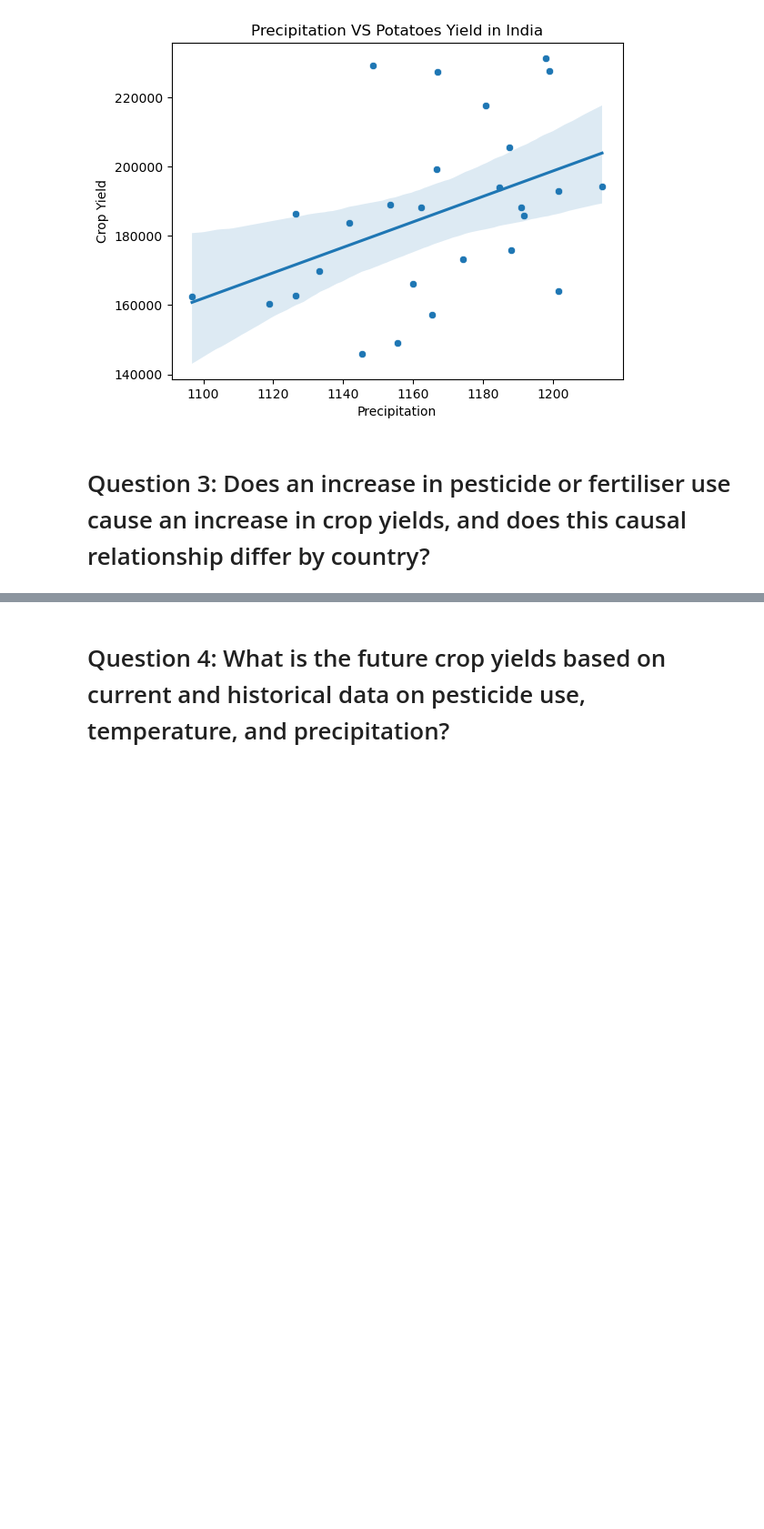
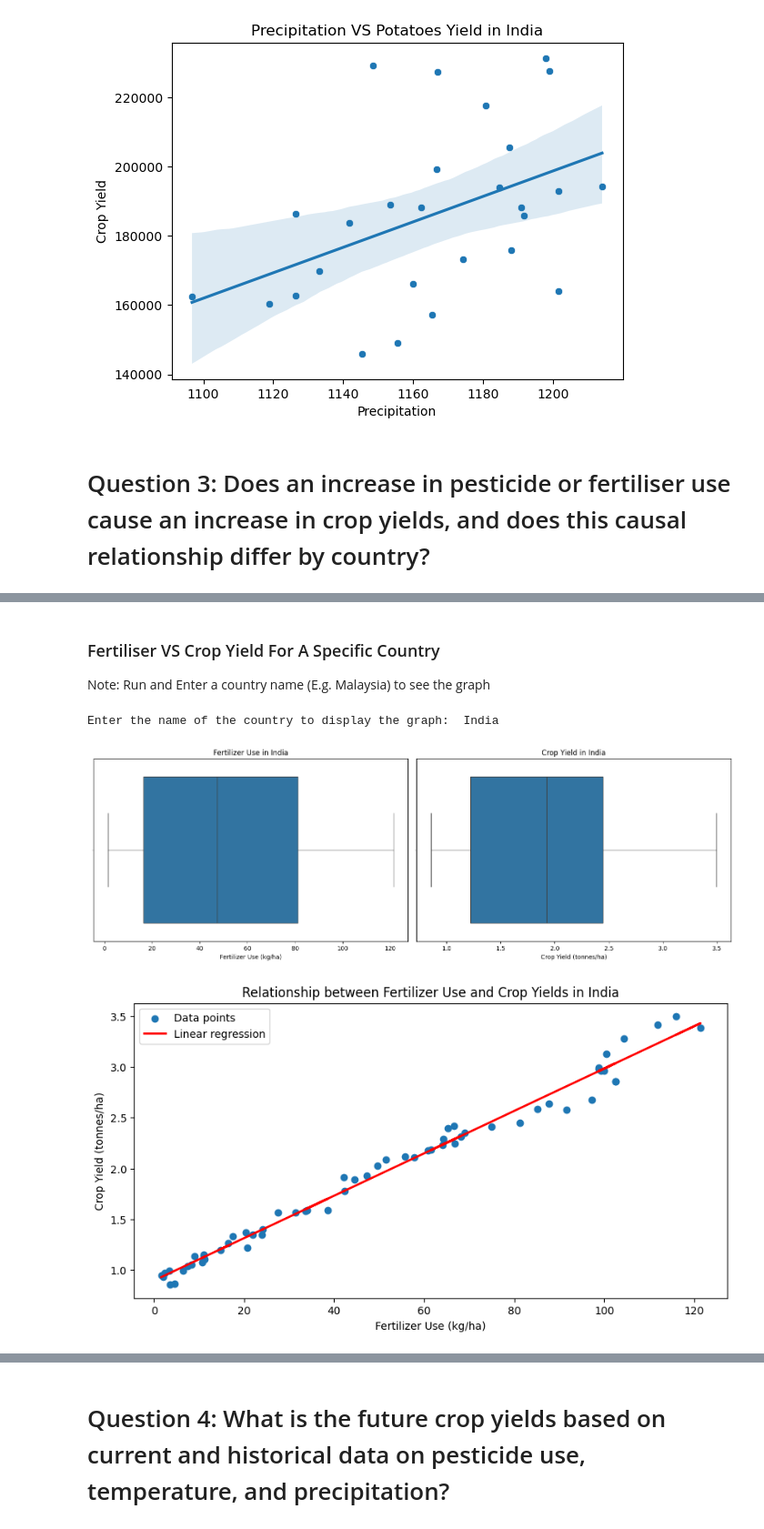
Before and after one commit to SuzySi/AnnualCropYield-deploy, a Jupyter notebook: Project.ipynb, the cells around one changed output, grey strips where cells are left out. Shown at 91% size. Cells and saved outputs as stored; diff of their text form; code cells hidden in the pictures; blank space fills up the shorter version.

```diff
--- a/Project.ipynb
+++ b/Project.ipynb
@@ -588,0 +598,59 @@ plot_pesticide_data(area_name, data)
+# %% [markdown]
+### Fertiliser VS Crop Yield For A Specific Country
+Note: Run and Enter a  country name (E.g. Malaysia) to see the graph
+# %%
+import pandas as pd
+import matplotlib.pyplot as plt
+import seaborn as sns
+import numpy as np
+from sklearn.linear_model import LinearRegression
+
+# Function to plot the graph for a specific country in fertilizer dataset
+def plot_fertilizer_data(country_name, data):
+    if country_name not in data['Country'].unique():
+        print(f"Country '{country_name}' not found in the dataset.")
+        return
+
+    country_data = data[data['Country'] == country_name]
+
+    # Create a figure with 2 subplots
+    fig, axes = plt.subplots(1, 2, figsize=(15, 5), constrained_layout=True)
+
+    # Boxplot for Fertilizer Use
+    sns.boxplot(ax=axes[0], x=country_data['Nitrogen Fertilizer Use (kg/ha)'])
+    axes[0].set_title(f'Fertilizer Use in {country_name}')
+    axes[0].set_xlabel('Fertilizer Use (kg/ha)')
+
+    # Boxplot for Crop Yield
+    sns.boxplot(ax=axes[1], x=country_data['Cereal Yield (tonnes/ha)'])
+    axes[1].set_title(f'Crop Yield in {country_name}')
+    axes[1].set_xlabel('Crop Yield (tonnes/ha)')
+
+    # Scatter plot for the relationship between fertilizer use and crop yields
+    fig, ax = plt.subplots(figsize=(10, 5))
+    ax.scatter(country_data['Nitrogen Fertilizer Use (kg/ha)'], country_data['Cereal Yield (tonnes/ha)'], label='Data points')
+    ax.set_title(f'Relationship between Fertilizer Use and Crop Yields in {country_name}')
+    ax.set_xlabel('Fertilizer Use (kg/ha)')
+    ax.set_ylabel('Crop Yield (tonnes/ha)')
+
+    # Linear regression
+    X = country_data['Nitrogen Fertilizer Use (kg/ha)'].values.reshape(-1, 1)
+    Y = country_data['Cereal Yield (tonnes/ha)'].values.reshape(-1, 1)
+    reg = LinearRegression().fit(X, Y)
+    Y_pred = reg.predict(X)
+
+    ax.plot(X, Y_pred, color='red', linewidth=2, label='Linear regression')
+    ax.legend()
+
+    plt.show()
+
+# Load the dataset
+data = pd.read_csv('cleaned_fertilizer_data.csv')
+
+# Prompt the user to enter a country name
+country_name = input("Enter the name of the country to display the graph: ")
+plot_fertilizer_data(country_name, data)
+# %% [output]
+Enter the name of the country to display the graph:  India
+[figure, added]
+[figure, added]
```
Also changed, not shown: parts of 11 cells of this notebook.
